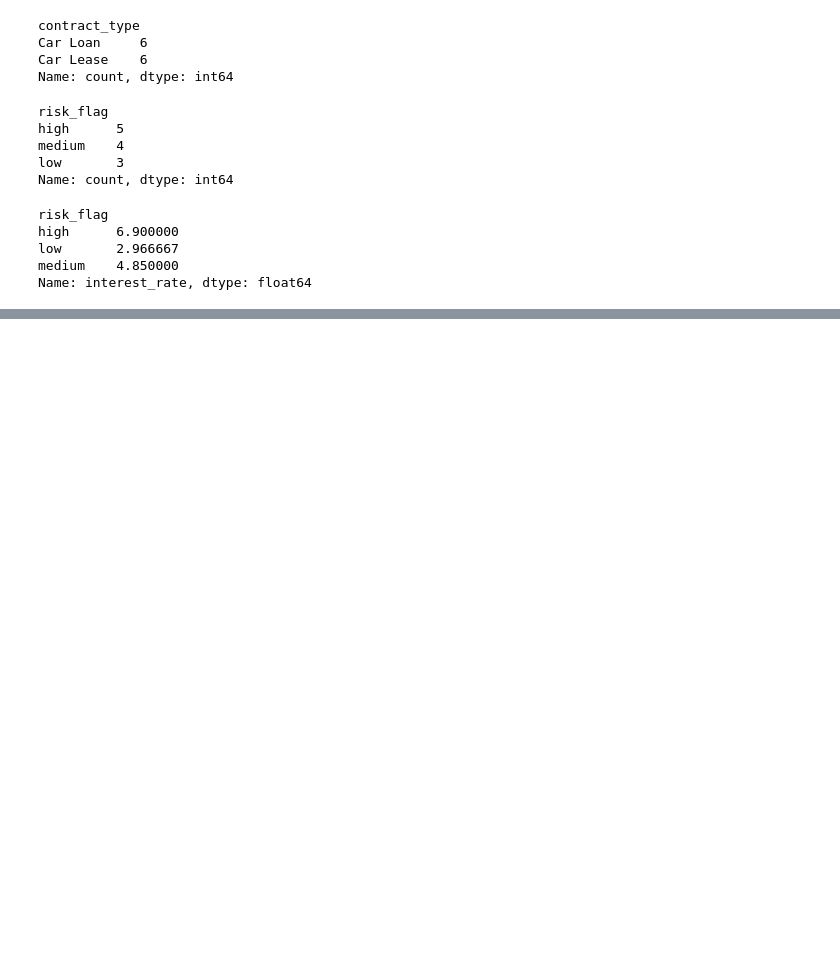
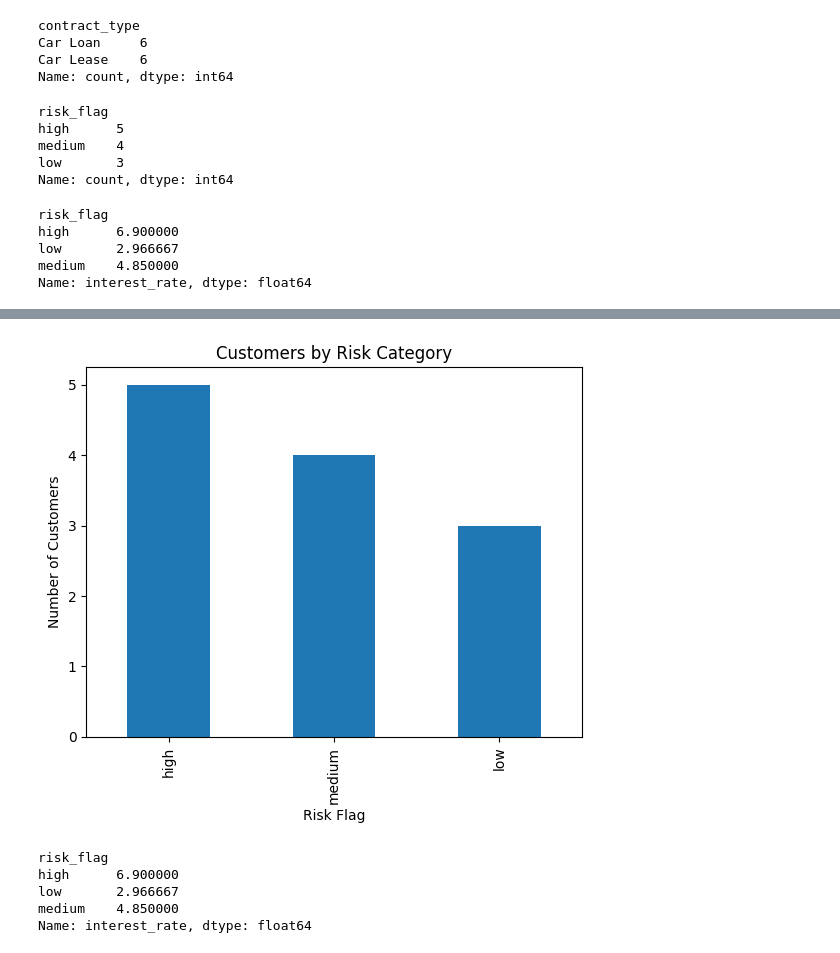
Before and after one commit to springboardmentor74219x/infosys-carlease-contract-ai-group2, a Jupyter notebook: notebook/contract_analysis.ipynb, the cells around one changed output, grey strips where cells are left out. Cells and saved outputs as stored; diff of their text form; code cells hidden in the pictures; blank space fills up the shorter version.

```diff
--- a/notebook/contract_analysis.ipynb
+++ b/notebook/contract_analysis.ipynb
@@ -50,0 +115,17 @@ Name: interest_rate, dtype: float64
+# %%
+df['risk_flag'].value_counts().plot(kind='bar')
+plt.xlabel('Risk Flag')
+plt.ylabel('Number of Customers')
+plt.title('Customers by Risk Category')
+plt.show()
+# %% [output]
+[figure, added]
+# %%
+avg_interest = df.groupby('risk_flag')['interest_rate'].mean()
+avg_interest
+# %% [output]
+risk_flag
+high      6.900000
+low       2.966667
+medium    4.850000
+Name: interest_rate, dtype: float64
```
Also changed, not shown: parts of 6 cells of this notebook.
